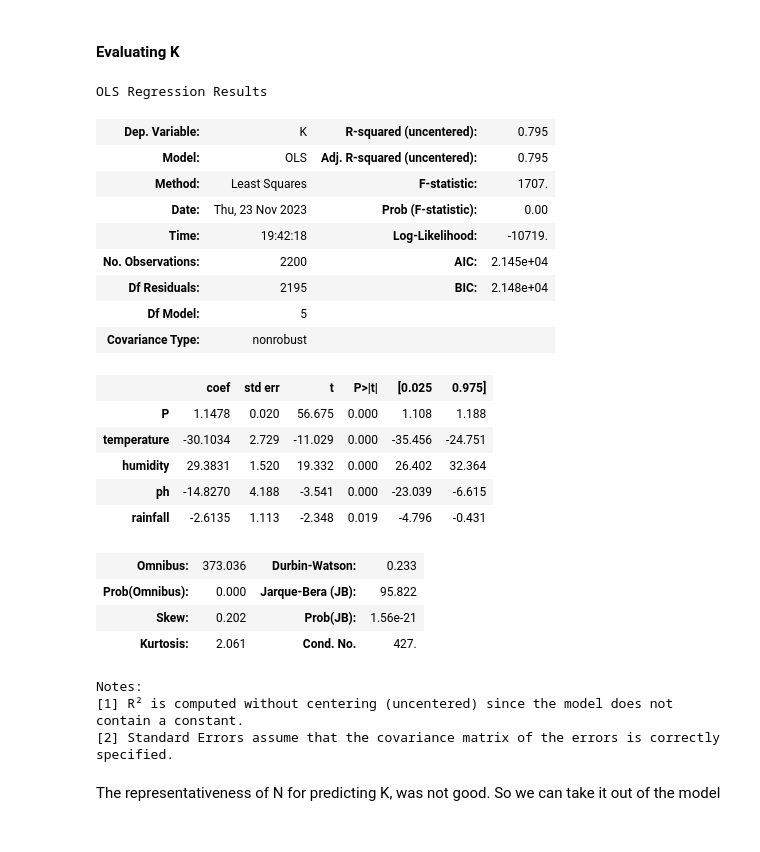
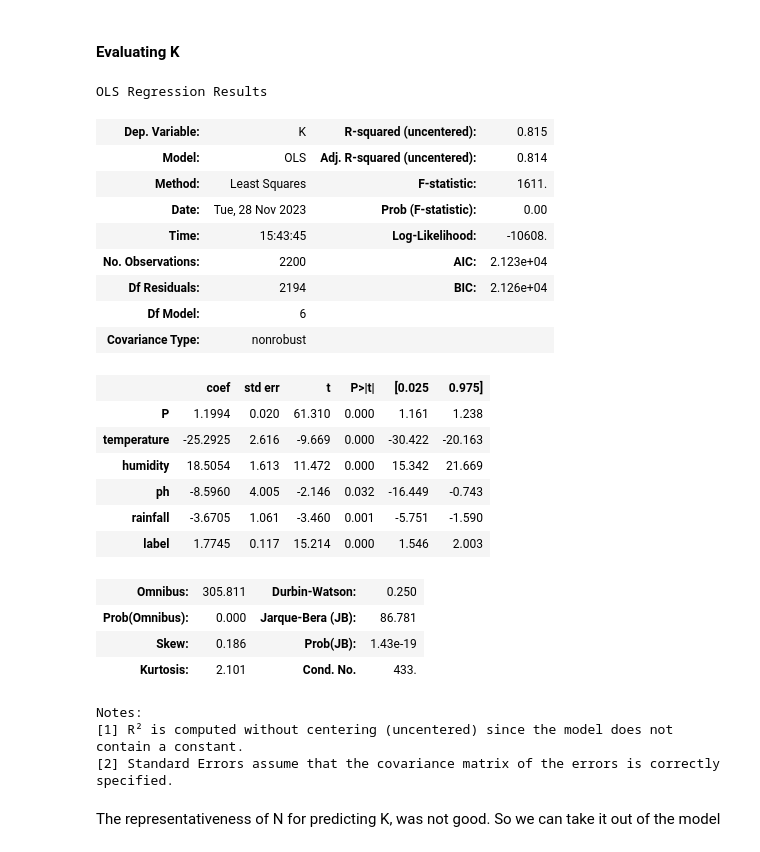
Before and after one commit to ViniAndrade10/npk_recommendation, a Jupyter notebook: notebooks/NPK_Analysis.ipynb, the cells around one changed output. Cells and saved outputs as stored; diff of their text form; code cells hidden in the pictures.

```diff
--- a/notebooks/NPK_Analysis.ipynb
+++ b/notebooks/NPK_Analysis.ipynb
@@ -317,4 +362,10 @@ Notes:
 [2] Standard Errors assume that the covariance matrix of the errors is correctly specified.
 # %% [markdown]
 #### Log Data
+# %%
+range_labels = range(1, len(df_log))
+labels = df_log["label"].unique()
+
+dict_labels = dict(zip(labels, range_labels))
+df_log["label"] = df_log["label"].map(dict_labels)
 # %%
@@ -699,37 +767,38 @@ Taking N out of the model didn't have great impact on model's performance.
 # %% [markdown]
 #### Evaluating K
 # %%
-cols_descriptive = ["P", "temperature", "humidity", "ph", "rainfall"]
+cols_descriptive = ["P", "temperature", "humidity", "ph", "rainfall", "label"]
 
 X = df_log.loc[:, cols_descriptive]
 y = df_log.loc[:, "K"]
 
 model_analysis_base_P = sm.OLS(y, X)
 
 results_base_P = model_analysis_base_P.fit()
 
 results_base_P.summary()
 # %% [output]
 OLS Regression Results
-| Dep. Variable: | K | R-squared (uncentered): | 0.795 |
-| Model: | OLS | Adj. R-squared (uncentered): | 0.795 |
-| Method: | Least Squares | F-statistic: | 1707. |
-| Date: | Thu, 23 Nov 2023 | Prob (F-statistic): | 0.00 |
-| Time: | 19:42:18 | Log-Likelihood: | -10719. |
-| No. Observations: | 2200 | AIC: | 2.145e+04 |
-| Df Residuals: | 2195 | BIC: | 2.148e+04 |
-| Df Model: | 5 |  |  |
+| Dep. Variable: | K | R-squared (uncentered): | 0.815 |
+| Model: | OLS | Adj. R-squared (uncentered): | 0.814 |
+| Method: | Least Squares | F-statistic: | 1611. |
+| Date: | Tue, 28 Nov 2023 | Prob (F-statistic): | 0.00 |
+| Time: | 15:43:45 | Log-Likelihood: | -10608. |
+| No. Observations: | 2200 | AIC: | 2.123e+04 |
+| Df Residuals: | 2194 | BIC: | 2.126e+04 |
+| Df Model: | 6 |  |  |
 | Covariance Type: | nonrobust |  |  |
 |  | coef | std err | t | P>|t| | [0.025 | 0.975] |
-| P | 1.1478 | 0.020 | 56.675 | 0.000 | 1.108 | 1.188 |
-| temperature | -30.1034 | 2.729 | -11.029 | 0.000 | -35.456 | -24.751 |
-| humidity | 29.3831 | 1.520 | 19.332 | 0.000 | 26.402 | 32.364 |
-| ph | -14.8270 | 4.188 | -3.541 | 0.000 | -23.039 | -6.615 |
-| rainfall | -2.6135 | 1.113 | -2.348 | 0.019 | -4.796 | -0.431 |
+| P | 1.1994 | 0.020 | 61.310 | 0.000 | 1.161 | 1.238 |
+| temperature | -25.2925 | 2.616 | -9.669 | 0.000 | -30.422 | -20.163 |
+| humidity | 18.5054 | 1.613 | 11.472 | 0.000 | 15.342 | 21.669 |
+| ph | -8.5960 | 4.005 | -2.146 | 0.032 | -16.449 | -0.743 |
+| rainfall | -3.6705 | 1.061 | -3.460 | 0.001 | -5.751 | -1.590 |
+| label | 1.7745 | 0.117 | 15.214 | 0.000 | 1.546 | 2.003 |
-| Omnibus: | 373.036 | Durbin-Watson: | 0.233 |
-| Prob(Omnibus): | 0.000 | Jarque-Bera (JB): | 95.822 |
-| Skew: | 0.202 | Prob(JB): | 1.56e-21 |
-| Kurtosis: | 2.061 | Cond. No. | 427. |
+| Omnibus: | 305.811 | Durbin-Watson: | 0.250 |
+| Prob(Omnibus): | 0.000 | Jarque-Bera (JB): | 86.781 |
+| Skew: | 0.186 | Prob(JB): | 1.43e-19 |
+| Kurtosis: | 2.101 | Cond. No. | 433. |
 Notes:
 [1] R² is computed without centering (uncentered) since the model does not contain a constant.
 [2] Standard Errors assume that the covariance matrix of the errors is correctly specified.
```
Also changed, not shown: parts of 50 cells of this notebook, 11 other files.
